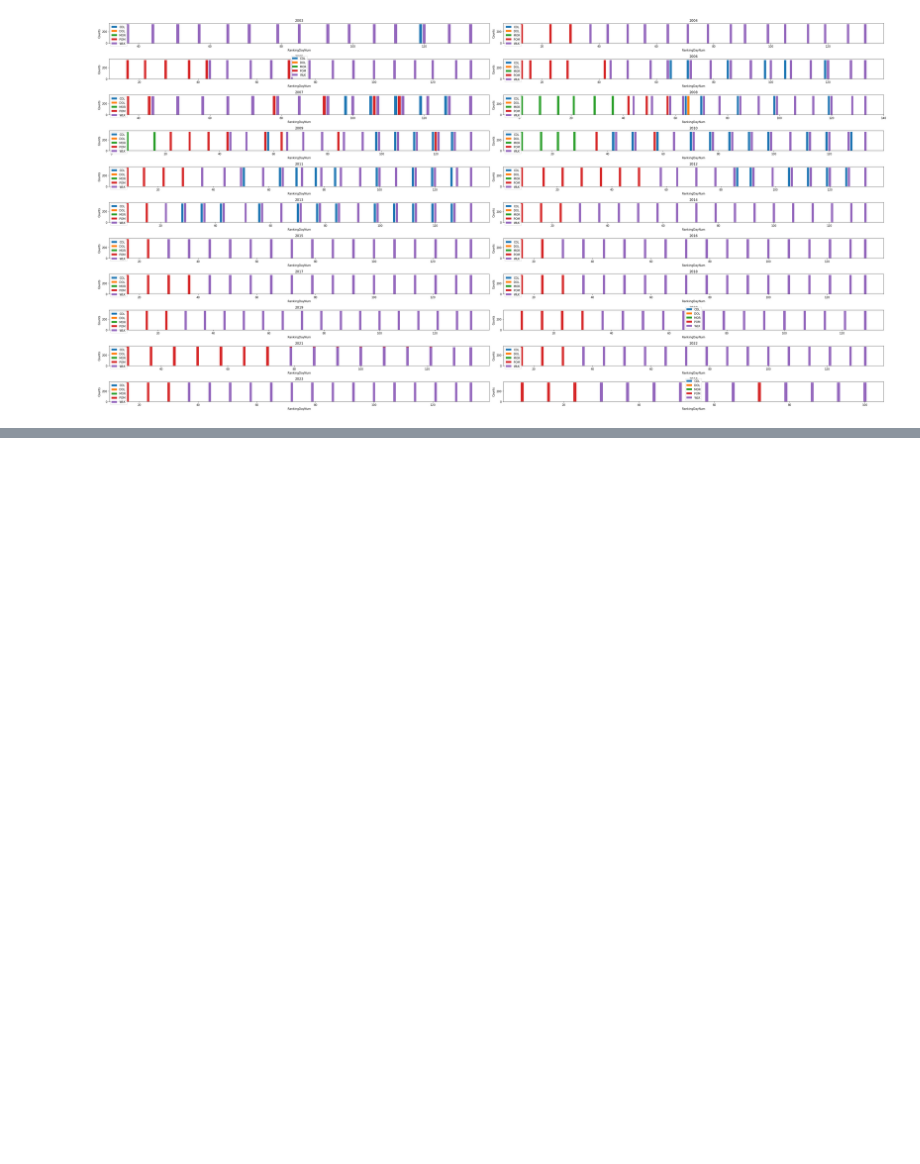
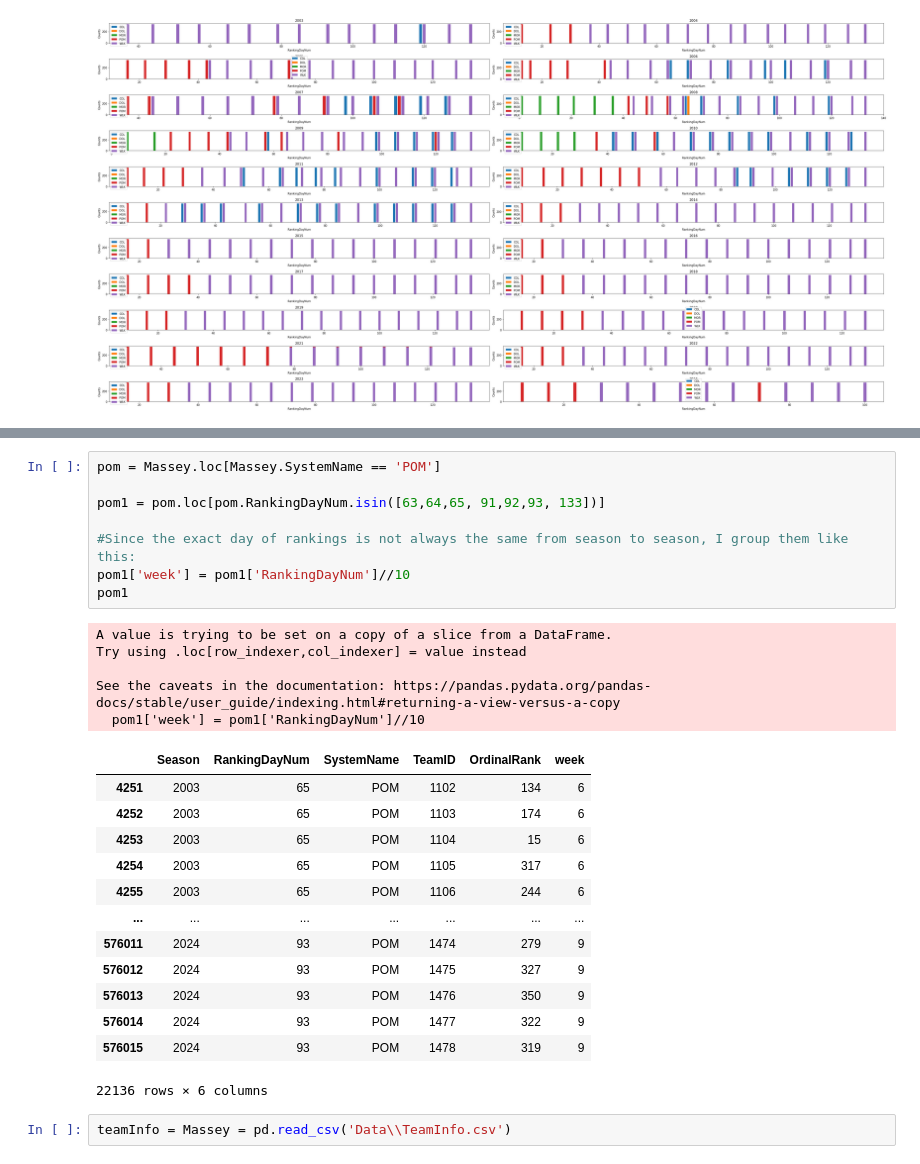
Before and after one commit to nickvandaelen/MMML, a Jupyter notebook: MAssey.ipynb, the cells around one changed output, grey strips where cells are left out. Drawn from its saved outputs; the diff is of its cells as text; blank space fills up the shorter version.

```diff
--- a/MAssey.ipynb
+++ b/MAssey.ipynb
@@ -60,0 +120,29 @@ plt.show()
+# %%
+pom = Massey.loc[Massey.SystemName == 'POM']
+
+pom1 = pom.loc[pom.RankingDayNum.isin([63,64,65, 91,92,93, 133])]
+
+#Since the exact day of rankings is not always the same from season to season, I group them like this:
+pom1['week'] = pom1['RankingDayNum']//10
+pom1
+# %% [output]
+A value is trying to be set on a copy of a slice from a DataFrame.
+Try using .loc[row_indexer,col_indexer] = value instead
+
+See the caveats in the documentation: https://pandas.pydata.org/pandas-docs/stable/user_guide/indexing.html#returning-a-view-versus-a-copy
+  pom1['week'] = pom1['RankingDayNum']//10
+|  | Season | RankingDayNum | SystemName | TeamID | OrdinalRank | week |
+| 4251 | 2003 | 65 | POM | 1102 | 134 | 6 |
+| 4252 | 2003 | 65 | POM | 1103 | 174 | 6 |
+| 4253 | 2003 | 65 | POM | 1104 | 15 | 6 |
+| 4254 | 2003 | 65 | POM | 1105 | 317 | 6 |
+| 4255 | 2003 | 65 | POM | 1106 | 244 | 6 |
+| ... | ... | ... | ... | ... | ... | ... |
+| 576011 | 2024 | 93 | POM | 1474 | 279 | 9 |
+| 576012 | 2024 | 93 | POM | 1475 | 327 | 9 |
+| 576013 | 2024 | 93 | POM | 1476 | 350 | 9 |
+| 576014 | 2024 | 93 | POM | 1477 | 322 | 9 |
+| 576015 | 2024 | 93 | POM | 1478 | 319 | 9 |
+22136 rows × 6 columns
+# %%
+teamInfo = Massey = pd.read_csv('Data\\TeamInfo.csv')
```
Also changed, not shown: parts of 11 cells of this notebook, 3 other files.
